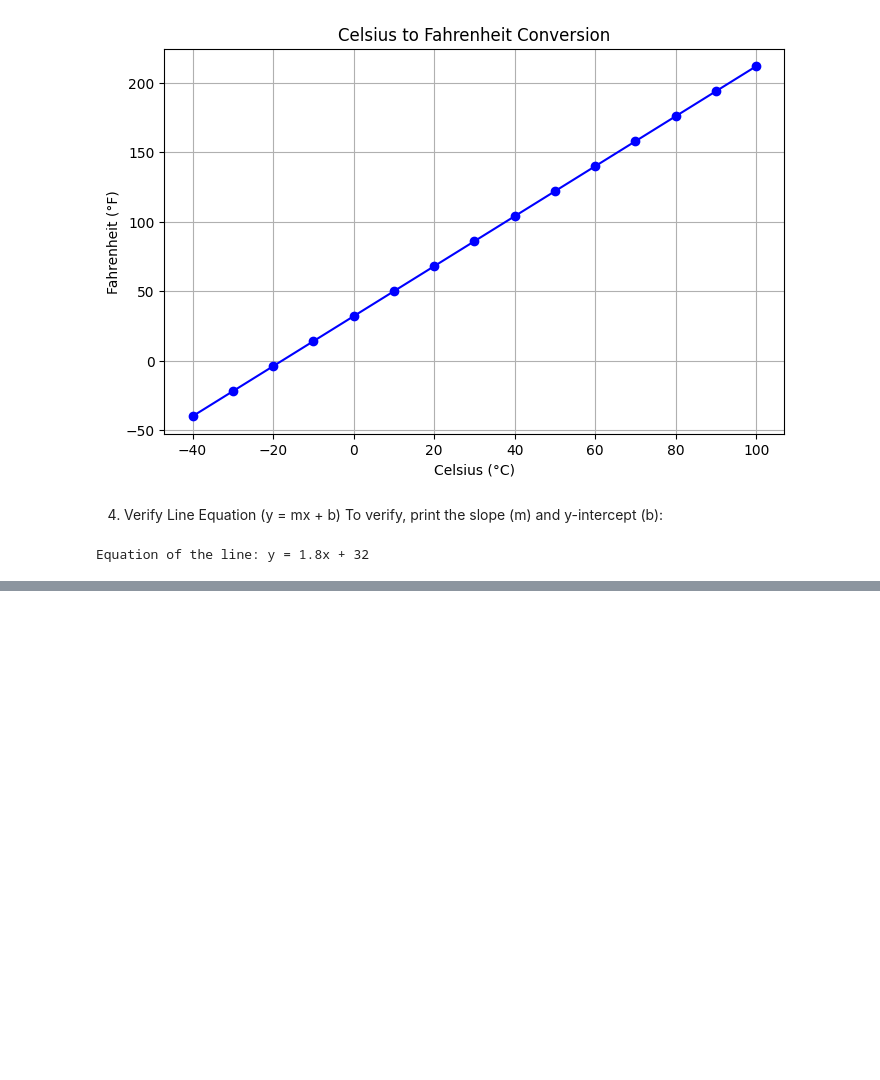
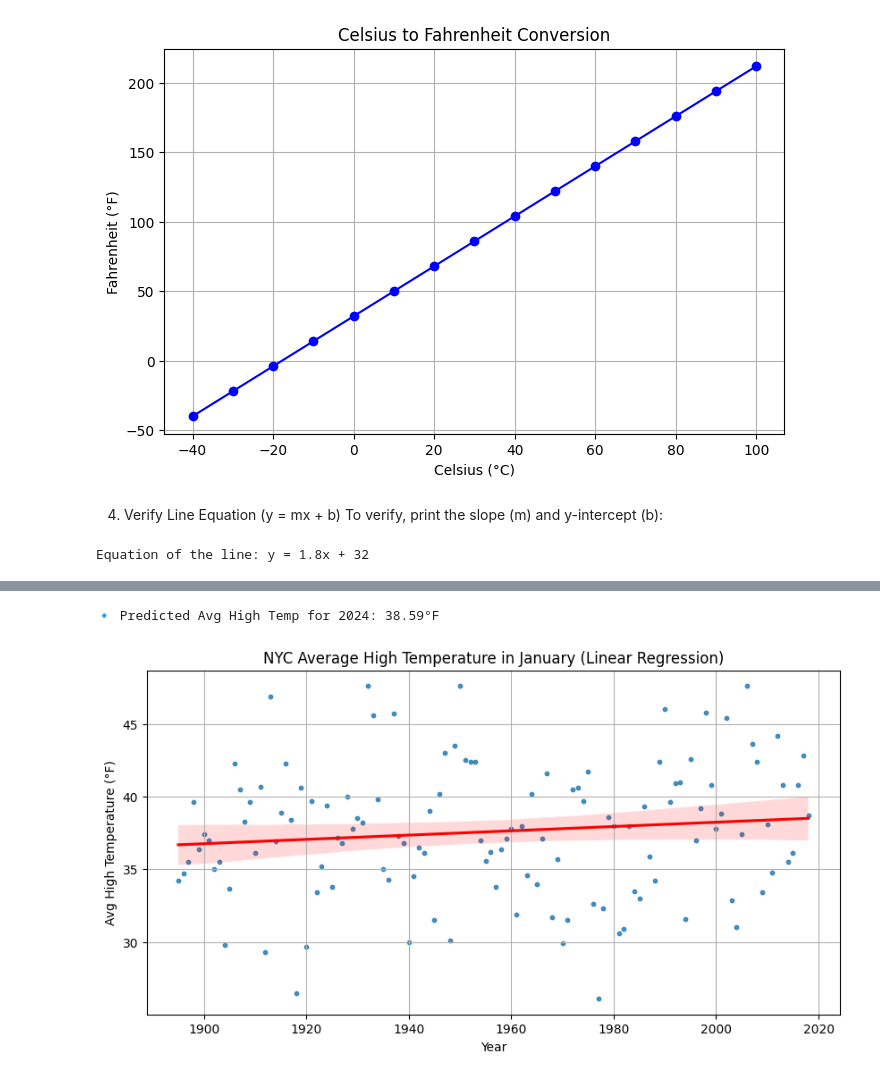
Before and after one commit to kersha0530/datafun-07-applied, a Jupyter notebook: kersha_ml.ipynb, the cells around one changed output, grey strips where cells are left out. Cells and saved outputs as stored; diff of their text form; code cells hidden in the pictures; blank space fills up the shorter version.

```diff
--- a/kersha_ml.ipynb
+++ b/kersha_ml.ipynb
@@ -92,0 +257,25 @@ Equation of the line: y = 1.8x + 32
+# %%
+from scipy.stats import linregress
+import matplotlib.pyplot as plt
+import seaborn as sns
+
+# 📌 Perform Linear Regression
+slope, intercept, r_value, p_value, std_err = linregress(nyc_df.index, nyc_df["Avg_High_Temp"])
+
+# 📌 Predict the temperature for 2024
+year_to_predict = 2024
+predicted_temp = slope * year_to_predict + intercept
+
+print(f"🔹 Predicted Avg High Temp for {year_to_predict}: {predicted_temp:.2f}°F")
+
+# 📌 Plot Data with Regression Line
+plt.figure(figsize=(10, 5))
+sns.regplot(x=nyc_df.index, y=nyc_df["Avg_High_Temp"], scatter_kws={"s": 10}, line_kws={"color": "red"})
+plt.xlabel("Year")
+plt.ylabel("Avg High Temperature (°F)")
+plt.title("NYC Average High Temperature in January (Linear Regression)")
+plt.grid()
+plt.show()
+# %% [output]
+🔹 Predicted Avg High Temp for 2024: 38.59°F
+[figure, added]
```
Also changed, not shown: parts of 12 cells of this notebook.
